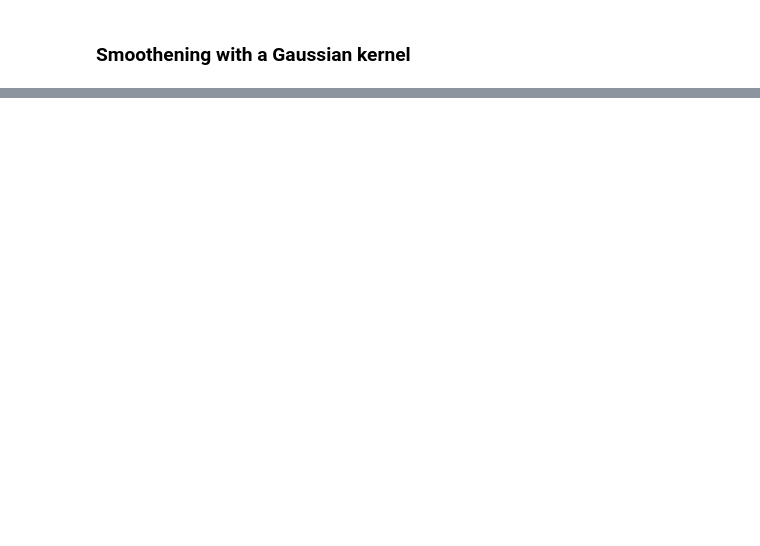
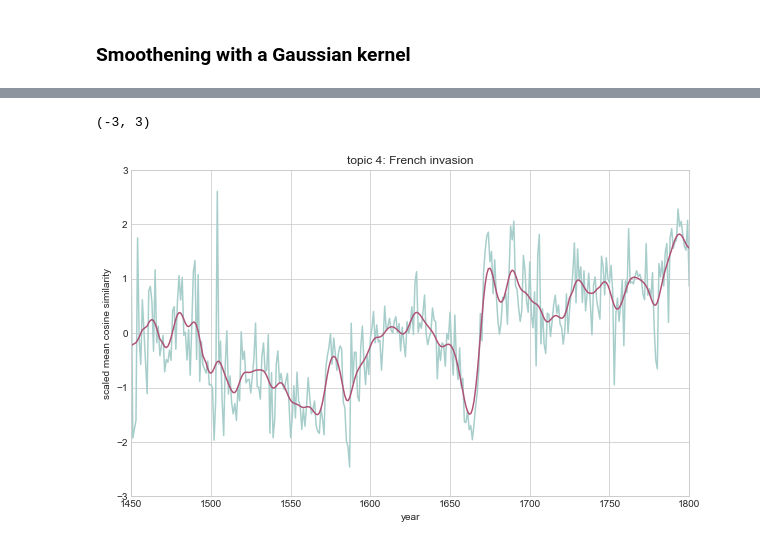
Before and after one commit to centre-for-humanities-computing/dutch-chronicles, a Jupyter notebook: notebooks/top2vec_analysis.ipynb, the cells around one changed output, grey strips where cells are left out. Saved outputs shown, nothing was run; the diff lists cells and outputs as text; code cells hidden in the pictures; blank space fills up the shorter version.

```diff
--- a/notebooks/top2vec_analysis.ipynb
+++ b/notebooks/top2vec_analysis.ipynb
@@ -105,0 +129,13 @@ plt.plot(year_mean_scaled['year'], smooth)
+# %%
+plt.figure(figsize=(10, 6))
+smooth = gaussian_filter1d(year_mean_scaled[topic[4]].to_numpy(), 3)
+sns.lineplot(year_mean_scaled['year'], year_mean_scaled[topic[4]], color='#A7CECB')
+sns.lineplot(year_mean_scaled['year'], smooth, color='#AE5377')
+plt.title('topic 4: French invasion')
+plt.xlabel('year')
+plt.ylabel('scaled mean cosine similarity')
+plt.xlim([1450, 1800])
+plt.ylim([-3, +3])
+# %% [output]
+(-3, 3)
+[figure, added]
```
Also changed, not shown: parts of 6 cells of this notebook.
